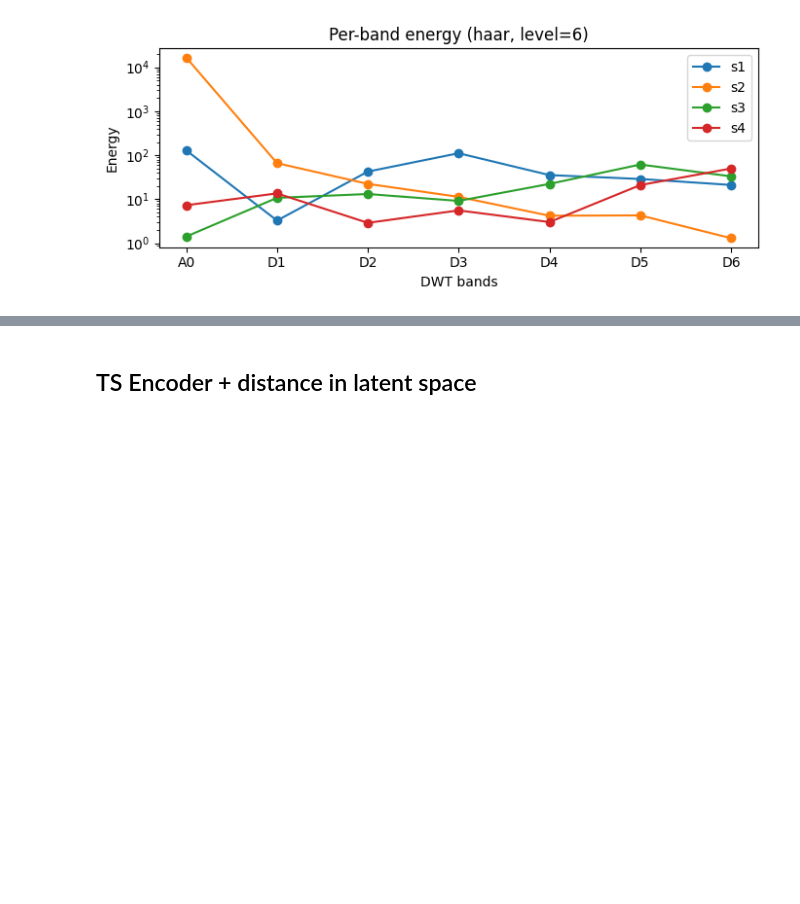
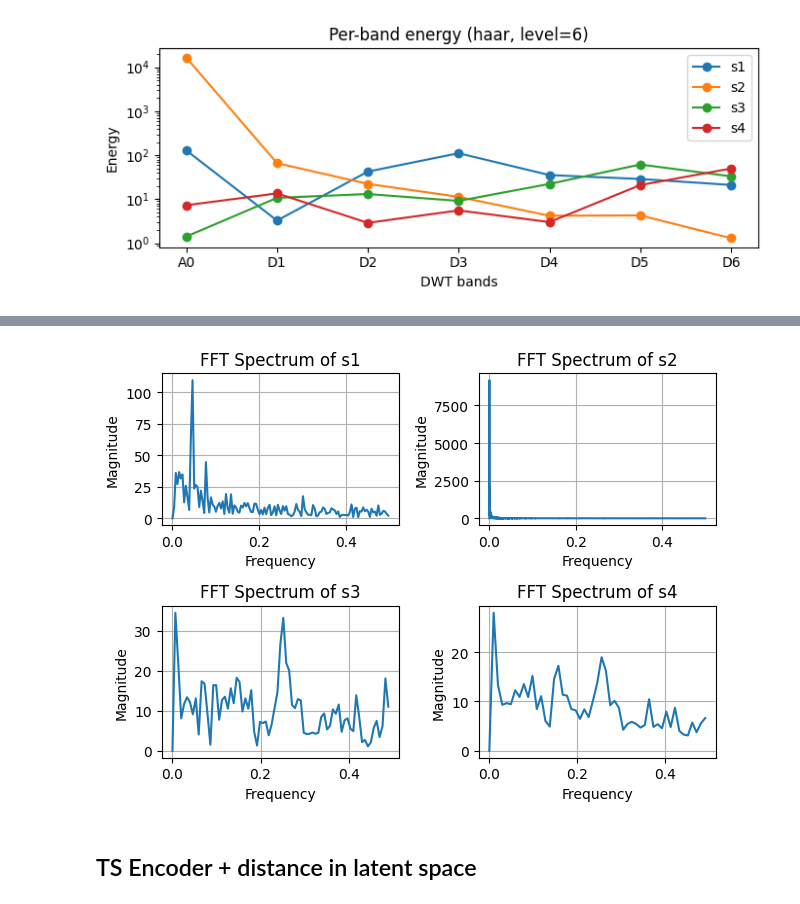
Before and after one commit to luisaforozco/exploration_gw_time_series, a Jupyter notebook: methods_exploration.ipynb, the cells around one changed output, grey strips where cells are left out. Saved outputs shown, nothing was run; the diff lists cells and outputs as text; code cells hidden in the pictures; blank space fills up the shorter version.

```diff
--- a/methods_exploration.ipynb
+++ b/methods_exploration.ipynb
@@ -293,0 +299,23 @@ Plotting energies for best combo: haar level=6
+# %%
+for i, (name, data) in enumerate(series.items()):
+    # Compute FFT
+    fft_result = np.fft.fft(data)
+    magnitude = np.abs(fft_result)
+    # Frequency axis (assuming sampling rate of 1)
+    freq = np.fft.fftfreq(len(data), d=1)
+
+    # Plot only positive frequencies up to Nyquist
+    pos_freq = freq[:len(freq)//2]
+    pos_magnitude = magnitude[:len(magnitude)//2]
+
+    plt.subplot(2, 2, i+1)
+    plt.plot(pos_freq, pos_magnitude)
+    plt.title(f'FFT Spectrum of {name}')
+    plt.xlabel('Frequency')
+    plt.ylabel('Magnitude')
+    plt.grid(True)
+
+plt.tight_layout()
+plt.show()
+# %% [output]
+[figure, added]
```
Also changed, not shown: parts of 16 cells of this notebook, 3 other files.
